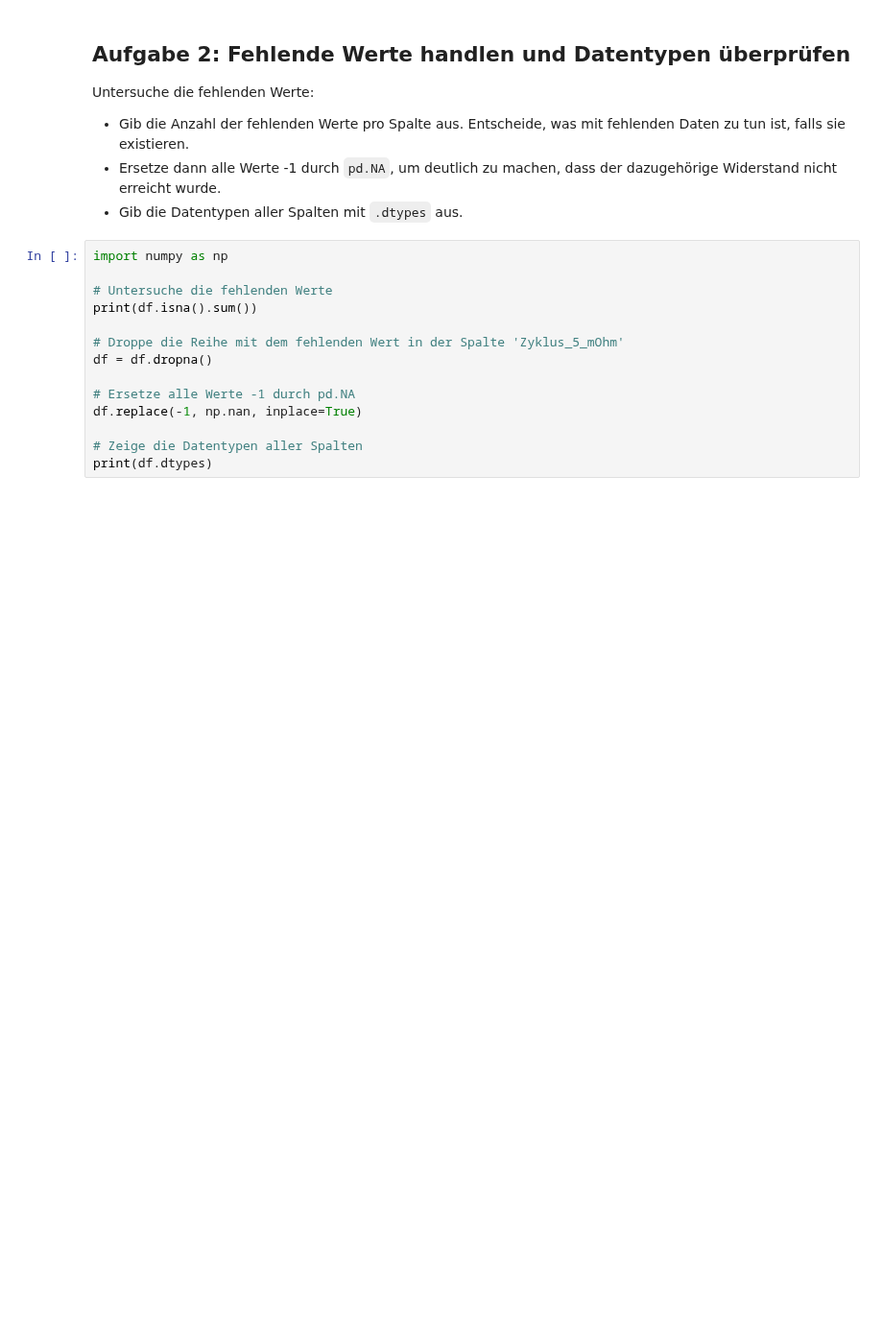
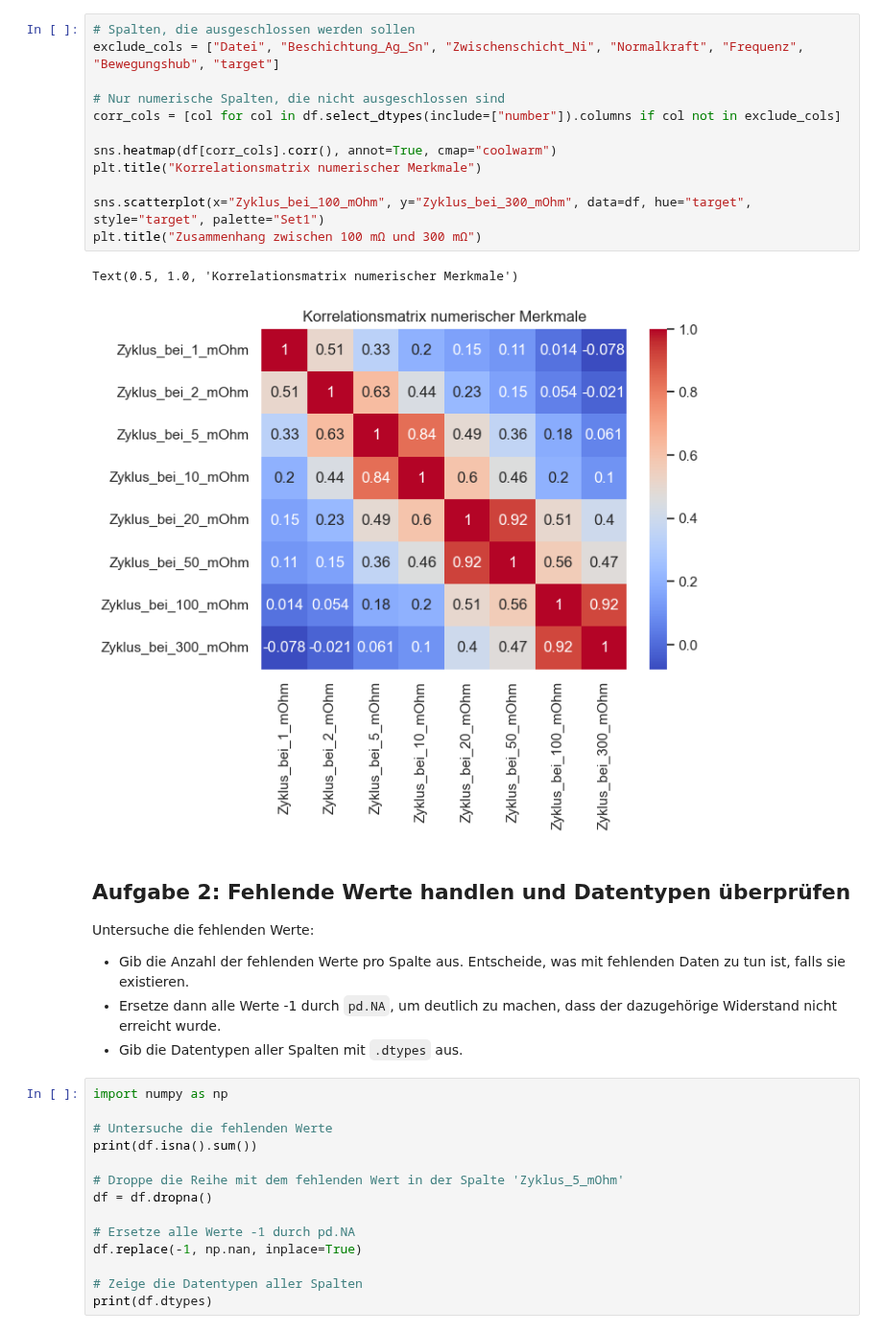
Before and after one commit to wolfromanlist/MLForEngineers, a Jupyter notebook: Notebooks/6-Lösungen.ipynb, the cells around one changed output. Shown at 96% size. Cells and saved outputs as stored; diff of their text form; blank space fills up the shorter version.

```diff
--- a/Notebooks/6-Lösungen.ipynb
+++ b/Notebooks/6-Lösungen.ipynb
@@ -134,3 +196,18 @@ plt.show()
+# %%
+# Spalten, die ausgeschlossen werden sollen
+exclude_cols = ["Datei", "Beschichtung_Ag_Sn", "Zwischenschicht_Ni", "Normalkraft", "Frequenz", "Bewegungshub", "target"]
+
+# Nur numerische Spalten, die nicht ausgeschlossen sind
+corr_cols = [col for col in df.select_dtypes(include=["number"]).columns if col not in exclude_cols]
+
+sns.heatmap(df[corr_cols].corr(), annot=True, cmap="coolwarm")
+plt.title("Korrelationsmatrix numerischer Merkmale")
+
+sns.scatterplot(x="Zyklus_bei_100_mOhm", y="Zyklus_bei_300_mOhm", data=df, hue="target", style="target", palette="Set1")
+plt.title("Zusammenhang zwischen 100 mΩ und 300 mΩ")
+# %% [output]
+Text(0.5, 1.0, 'Korrelationsmatrix numerischer Merkmale')
+[figure, added]
 # %% [markdown]
 ## Aufgabe 2: Fehlende Werte handlen und Datentypen überprüfen
 
```
Also changed, not shown: parts of 9 cells of this notebook, 1 other file.
